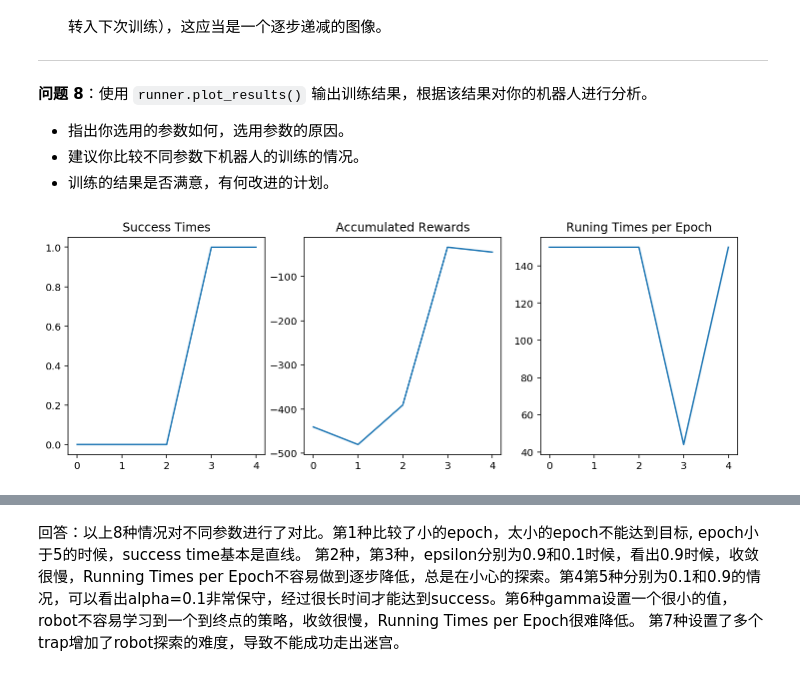
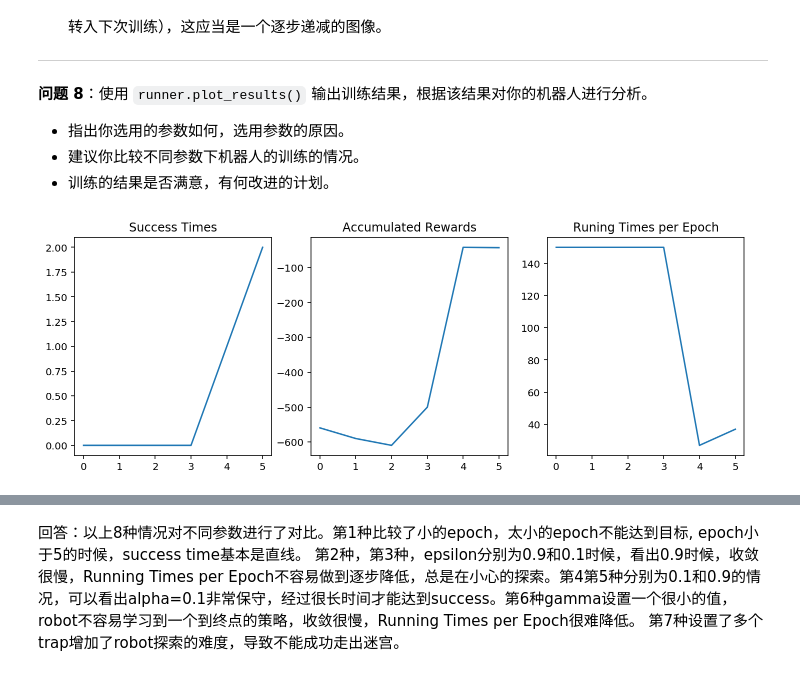
Before and after one commit to TomTorange/robot_maze, a Jupyter notebook: robot_maze.ipynb, the cells around one changed output, grey strips where cells are left out. Cells and saved outputs as stored; diff of their text form; code cells hidden in the pictures.

```diff
--- a/robot_maze.ipynb
+++ b/robot_maze.ipynb
@@ -275,21 +282,21 @@ runner.plot_results()
 - 训练的结果是否满意，有何改进的计划。
 # %%
 ## 可选的参数(1)：(epoch)
-epoch = 5
+epoch = 6
 epsilon0 = 0.5
 alpha = 0.5
 gamma = 0.9
 maze_size = (10,11)
 trap_number = 1
 g2 = Maze(maze_size=maze_size,trap_number=trap_number)
 r2 = Robot(g2,alpha=alpha, epsilon0=epsilon0, gamma=gamma)
 r2.set_status(learning=True)
 runner = Runner(r2, g2)
 runner.run_training(epoch, display_direction=True)
 # runner.generate_movie(filename = "final2.mp4") # 你可以注释该行代码，加快运行速度，不过你就无法观察到视频了。
 runner.plot_results()
 # %% [output]
-[figure, old version]
+[figure, new version]
 # %%
 ## 可选的参数(2)：(epsilon0)
 epoch = 20
```
Also changed, not shown: parts of 16 cells of this notebook.
